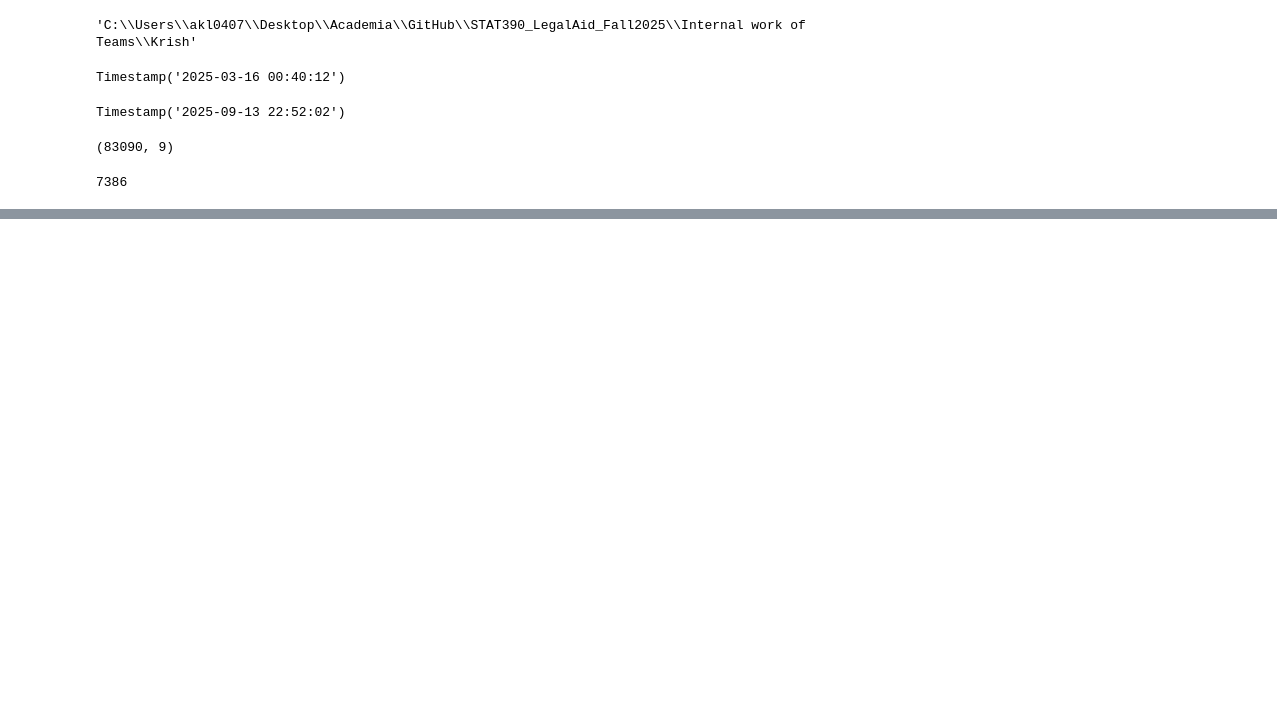
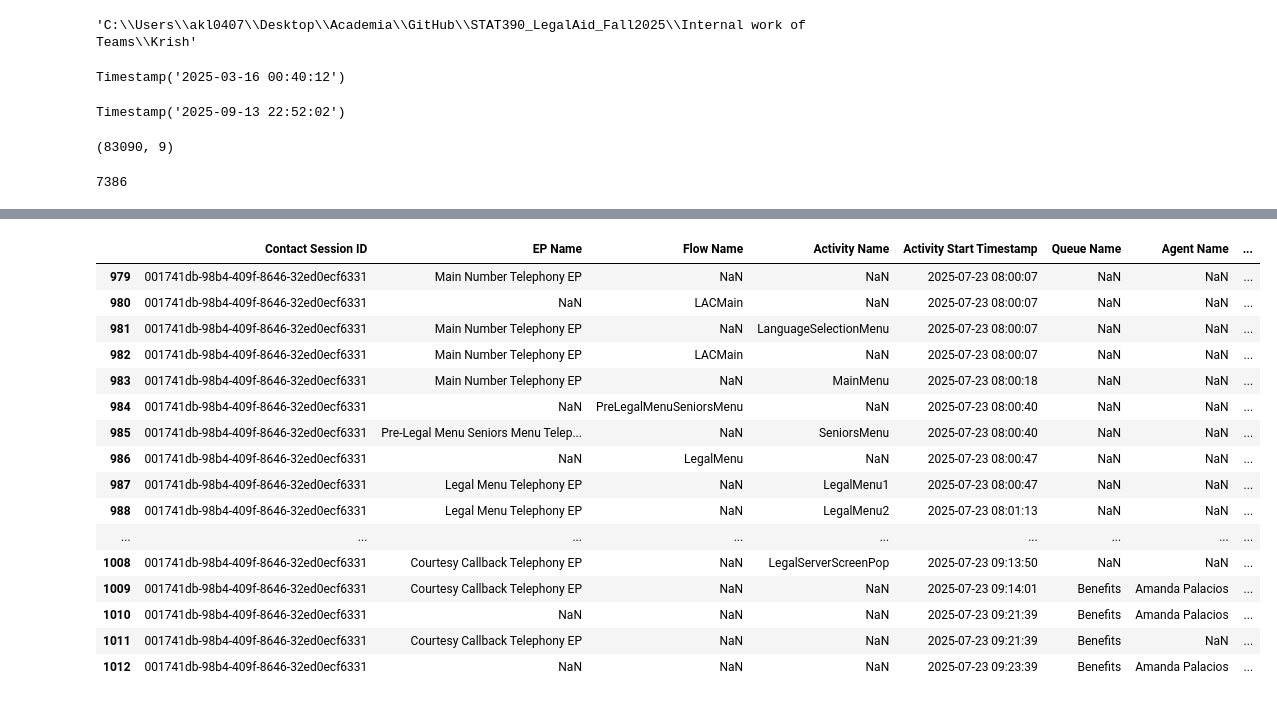
Before and after one commit to arvindkrishna87/STAT390_LegalAid_Fall2025, a Jupyter notebook: Internal work of Teams/Krish/CAR_data_import_code_and_EDA.ipynb, the cells around one changed output, grey strips where cells are left out. Cells and saved outputs as stored; diff of their text form; code cells hidden in the pictures; blank space fills up the shorter version.

```diff
--- a/Internal work of Teams/Krish/CAR_data_import_code_and_EDA.ipynb
+++ b/Internal work of Teams/Krish/CAR_data_import_code_and_EDA.ipynb
@@ -412,0 +572,20 @@ df_tr
+# %%
+df_main_check.loc[df_main_check['Contact Session ID'] == '001741db-98b4-409f-8646-32ed0ecf6331',:]
+# %% [output]
+|  | Contact Session ID | EP Name | Flow Name | Activity Name | Activity Start Timestamp | Queue Name | Agent Name | ... |
+| 979 | 001741db-98b4-409f-8646-32ed0ecf6331 | Main Number Telephony EP | NaN | NaN | 2025-07-23 08:00:07 | NaN | NaN | ... |
+| 980 | 001741db-98b4-409f-8646-32ed0ecf6331 | NaN | LACMain | NaN | 2025-07-23 08:00:07 | NaN | NaN | ... |
+| 981 | 001741db-98b4-409f-8646-32ed0ecf6331 | Main Number Telephony EP | NaN | LanguageSelectionMenu | 2025-07-23 08:00:07 | NaN | NaN | ... |
+| 982 | 001741db-98b4-409f-8646-32ed0ecf6331 | Main Number Telephony EP | LACMain | NaN | 2025-07-23 08:00:07 | NaN | NaN | ... |
+| 983 | 001741db-98b4-409f-8646-32ed0ecf6331 | Main Number Telephony EP | NaN | MainMenu | 2025-07-23 08:00:18 | NaN | NaN | ... |
+| 984 | 001741db-98b4-409f-8646-32ed0ecf6331 | NaN | PreLegalMenuSeniorsMenu | NaN | 2025-07-23 08:00:40 | NaN | NaN | ... |
+| 985 | 001741db-98b4-409f-8646-32ed0ecf6331 | Pre-Legal Menu Seniors Menu Telep... | NaN | SeniorsMenu | 2025-07-23 08:00:40 | NaN | NaN | ... |
+| 986 | 001741db-98b4-409f-8646-32ed0ecf6331 | NaN | LegalMenu | NaN | 2025-07-23 08:00:47 | NaN | NaN | ... |
+| 987 | 001741db-98b4-409f-8646-32ed0ecf6331 | Legal Menu Telephony EP | NaN | LegalMenu1 | 2025-07-23 08:00:47 | NaN | NaN | ... |
+| 988 | 001741db-98b4-409f-8646-32ed0ecf6331 | Legal Menu Telephony EP | NaN | LegalMenu2 | 2025-07-23 08:01:13 | NaN | NaN | ... |
+| ... | ... | ... | ... | ... | ... | ... | ... | ... |
+| 1008 | 001741db-98b4-409f-8646-32ed0ecf6331 | Courtesy Callback Telephony EP | NaN | LegalServerScreenPop | 2025-07-23 09:13:50 | NaN | NaN | ... |
+| 1009 | 001741db-98b4-409f-8646-32ed0ecf6331 | Courtesy Callback Telephony EP | NaN | NaN | 2025-07-23 09:14:01 | Benefits | Amanda Palacios | ... |
+| 1010 | 001741db-98b4-409f-8646-32ed0ecf6331 | NaN | NaN | NaN | 2025-07-23 09:21:39 | Benefits | Amanda Palacios | ... |
+| 1011 | 001741db-98b4-409f-8646-32ed0ecf6331 | Courtesy Callback Telephony EP | NaN | NaN | 2025-07-23 09:21:39 | Benefits | NaN | ... |
+| 1012 | 001741db-98b4-409f-8646-32ed0ecf6331 | NaN | NaN | NaN | 2025-07-23 09:23:39 | Benefits | Amanda Palacios | ... |
```
Also changed, not shown: parts of 30 cells of this notebook, 2 other files.
